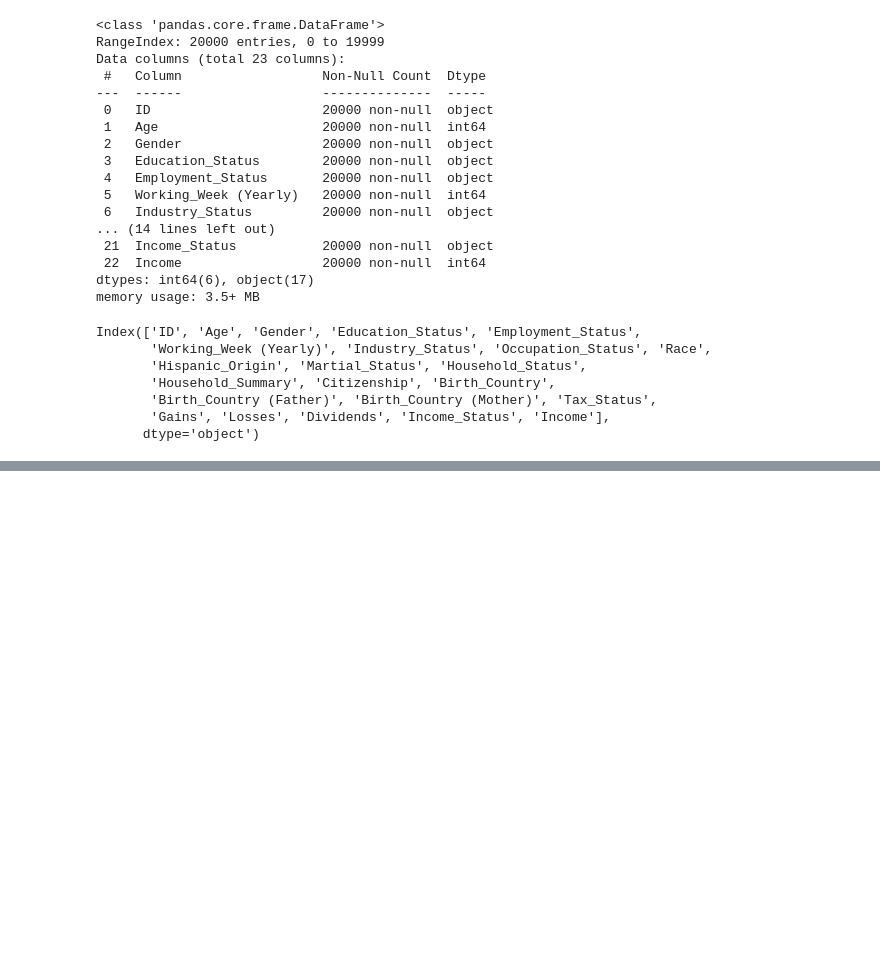
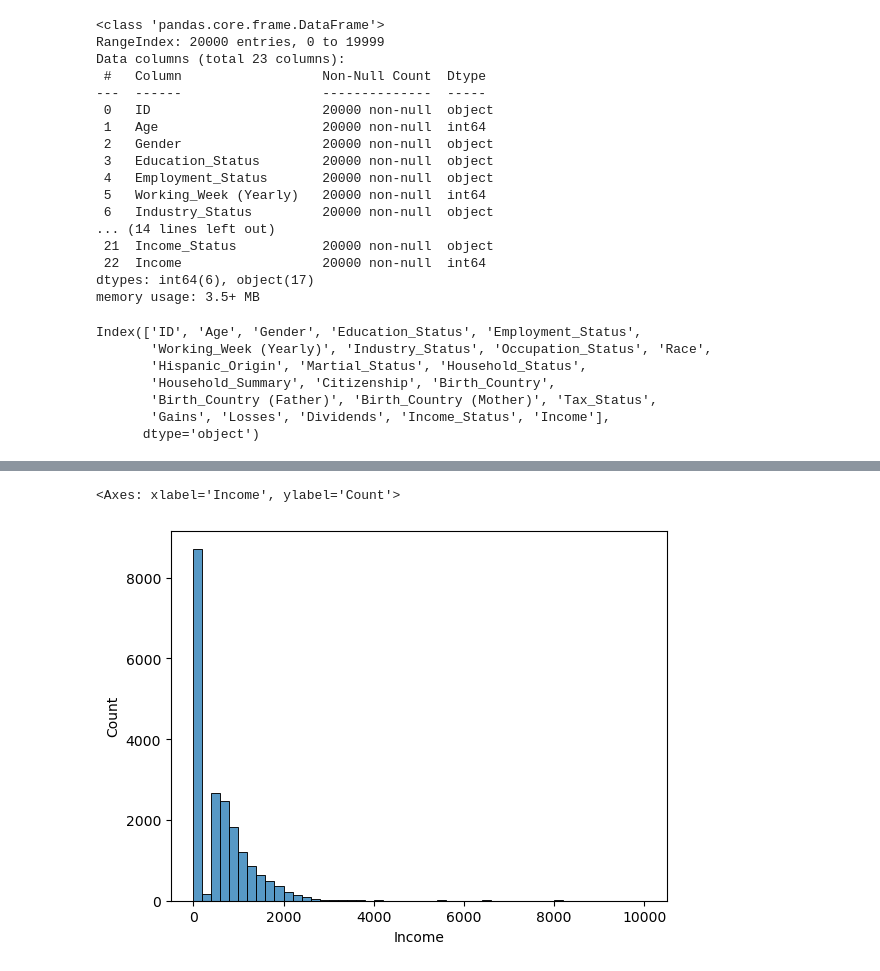
Before and after one commit to Sunbin-Lee/dacon-income, a Jupyter notebook: feature_check.ipynb, the cells around one changed output, grey strips where cells are left out. Cells and saved outputs as stored; diff of their text form; code cells hidden in the pictures; blank space fills up the shorter version.

```diff
--- a/feature_check.ipynb
+++ b/feature_check.ipynb
@@ -61,0 +105,5 @@ cat_cols = ['Gender', 'Education_Status', 'Employment_Status',
+# %%
+sns.histplot(train_df['Income'], bins=50)
+# %% [output]
+<Axes: xlabel='Income', ylabel='Count'>
+[figure, added]
```
Also changed, not shown: parts of 12 cells of this notebook, 1 other file.
